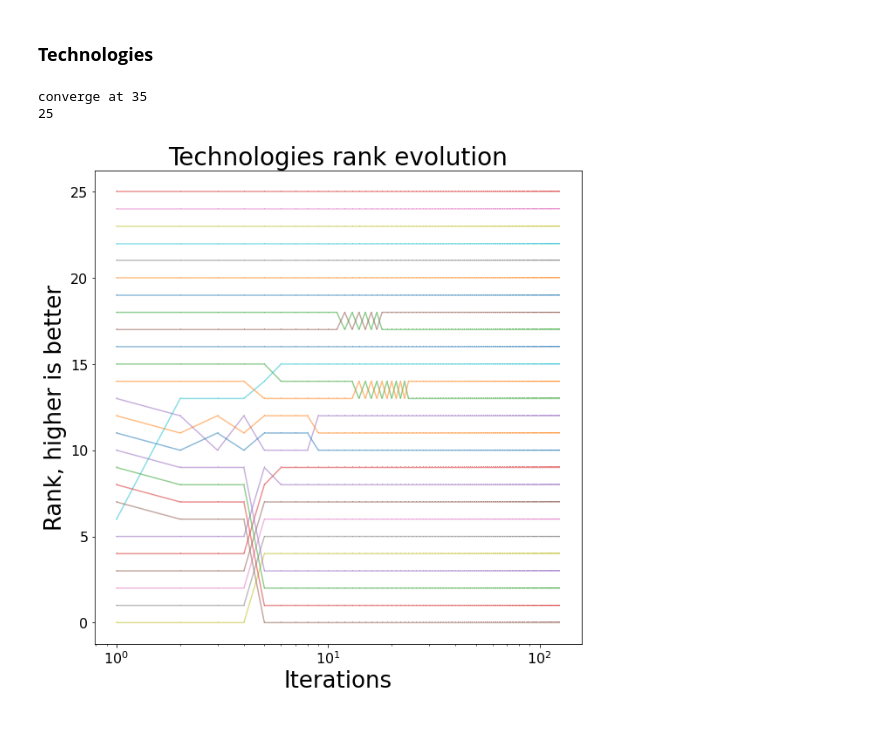
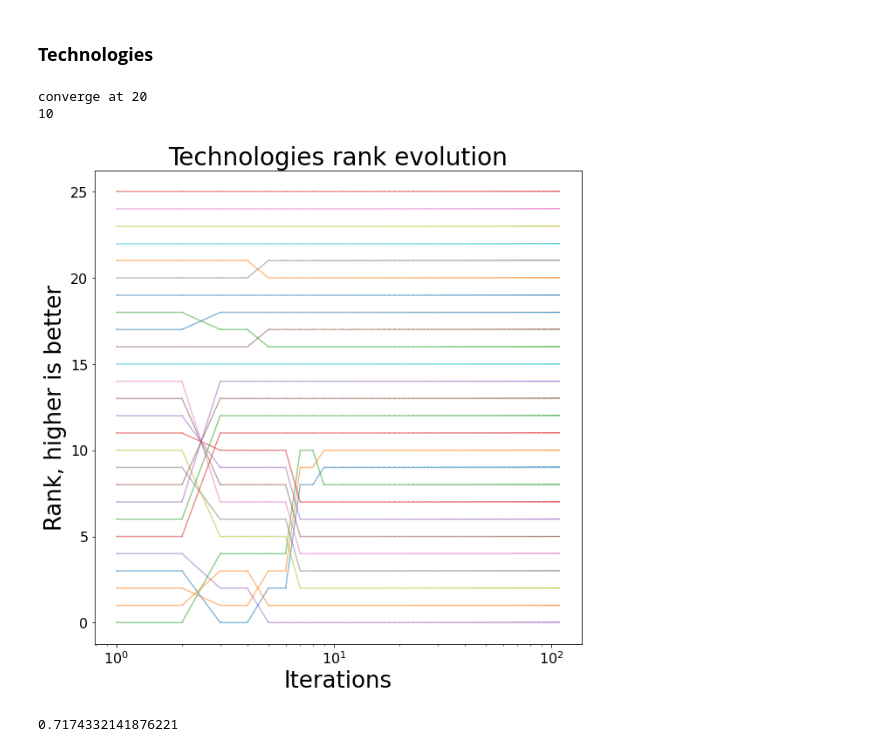
Before and after one commit to technometrics-lab/5-TechRank, a Jupyter notebook: main(3).ipynb, the cells around one changed output. Saved outputs shown, nothing was run; the diff lists cells and outputs as text; code cells hidden in the pictures.

```diff
--- a/main(3).ipynb
+++ b/main(3).ipynb
@@ -74,16 +77,17 @@ Data in the right structure are created in `create_network_dictionaries.ipynb`.
 # change them and teh rest of the code will react accordingly
 # please make sure to match the num of companies with the right number of technologies
 
-num_com = 10
-num_tech = 26
+num_comp = 100
+num_tech = 131
 
 preferences_comp = {"previous_investments":100,
                     "crunchbase_rank":0}
+preferences_tech = {"previous_investments":100}
 # %%
-name_file_com = f'savings/classes/dict_companies_cybersecurity_{num_com}.pickle'
-name_file_tech = f'savings/classes/dict_companies_cybersecurity_{num_com}.pickle'
-name_file_graph = f'savings/networks/cybersecurity_comp_{num_com}_tech_{num_tech}.gpickle'
-name_M = f'savings/M/cybersecurity_comp_{num_com}_tech_{num_tech}.npy'
+name_file_com = f'savings/classes/dict_companies_cybersecurity_{num_comp}.pickle'
+name_file_tech = f'savings/classes/dict_tech_cybersecurity_{num_tech}.pickle'
+name_file_graph = f'savings/networks/cybersecurity_comp_{num_comp}_tech_{num_tech}.gpickle'
+name_M = f'savings/M/cybersecurity_comp_{num_comp}_tech_{num_tech}.npy'
 flag_cybersecurity = True
 # %%
 with open(name_file_com, 'rb') as f:
@@ -161,0 +169,13 @@ M_test_triangular(adj_matrix_dense, flag_cybersecurity)
+# %%
+start_time = time.time()
+
+best_par = calibrate_analytic(M=M,
+                   ua='Technologies',
+                   dict_class=dict_tech,
+                   exogenous_rank=create_exogenous_rank('Technologies', dict_tech, preferences_tech),
+                   index_function=lambda x: (x-50)/25,
+                   title='Correlation for Companies',
+                   do_plot=True)
+
+
+end_time = time.time()
@@ -161,0 +192,7 @@ M_test_triangular(adj_matrix_dense, flag_cybersecurity)
+# %%
+# highlight bets alpha and beta
+optimal_alpha_tech = best_par['alpha']
+optimal_beta_tech = best_par['beta']
+
+time_optimal_par_tech = end_time - start_time
+time_optimal_par_tech
@@ -285,16 +333,25 @@ df_spearman.corr(method='spearman')
 # %% [markdown]
 ### **Technologies**  <a class="anchor" id="rank_tech"></a>
 # %%
+start_time = time.time()
+
 convergence_tech = find_convergence(M,
-                                    alpha=best_alpha_tech,
-                                    beta=best_beta_tech,
+                                    alpha=optimal_alpha_tech,
+                                    beta=optimal_beta_tech,
                                     fit_or_ubiq='ubiquity',
                                     do_plot=True,
                                     flag_cybersecurity=flag_cybersecurity)
+
+end_time = time.time()
 # %% [output]
-converge at 35
-25
+converge at 20
+10
-[figure, old version]
+[figure, new version]
+# %%
+time_conv_tech = end_time - start_time
+time_conv_tech
+# %% [output]
+0.7174332141876221
 # %%
 df_final_tech, dict_tech = rank_df_class(convergence_tech, dict_tech)
 # %%
```
Also changed, not shown: parts of 34 cells of this notebook, 26 other files.
